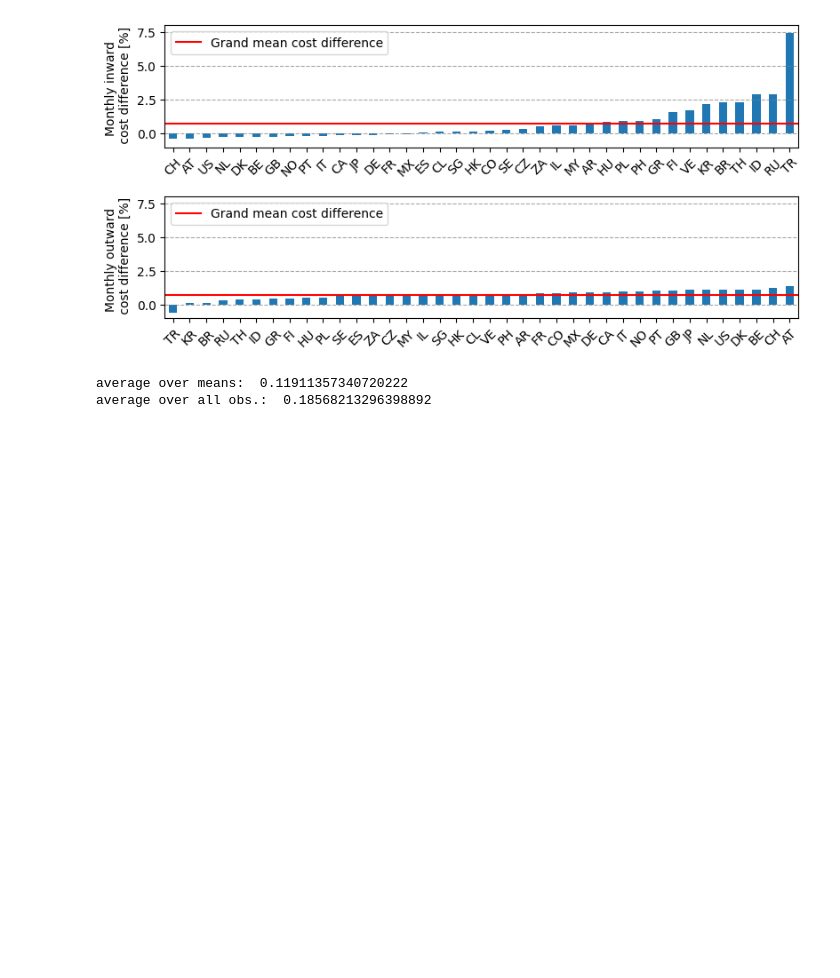
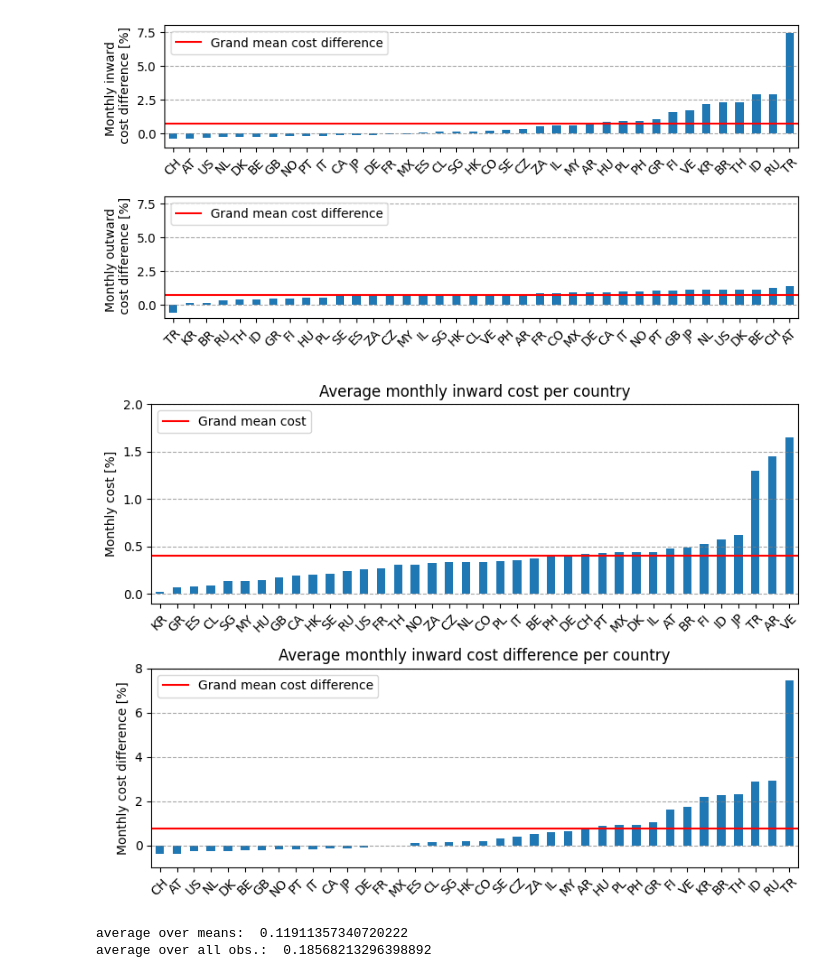
Before and after one commit to nilsvanrompaey/master-thesis-home-bias, a Jupyter notebook: src/figure3.ipynb, the cells around one changed output. Saved outputs shown, nothing was run; the diff lists cells and outputs as text; code cells hidden in the pictures; blank space fills up the shorter version.

Commit message:
Figures for defense

```diff
--- a/src/figure3.ipynb
+++ b/src/figure3.ipynb
@@ -550,6 +550,47 @@ copy_files()
 # %% [output]
 [figure]
 [figure]
+# %%
+def plot_poster(costs, cost_diffs, save_dir, ylim):
+    mean_inward_cost = costs.mean(axis=1).sort_values()
+    mean_inward_cost_diff = cost_diffs.mean(axis=1).sort_values()
+    fig, axs = plt.subplots(2, 1, figsize=(8,6), gridspec_kw={'height_ratios': [1,1]})
+
+    mean_inward_cost.plot(kind="bar", ax=axs[0])
+    axs[0].tick_params(axis='x', labelrotation=45, labelsize=10)
+    for label in axs[0].get_xticklabels():
+        label.set_ha('center')
+    axs[0].grid(axis='y', linestyle='--', color='gray', alpha=0.7)
+    axs[0].axhline(mean_inward_cost.mean(), color="red")
+    axs[0].legend(labels=[f"Grand mean cost"], loc=2)
+    axs[0].set_title("Average monthly inward cost per country")
+    axs[0].set_ylabel(f"Monthly cost [%]")
+    axs[0].set_yticks([0, 0.5, 1, 1.5, 2.0])
+    axs[0].set_ylim(ylim[0])
+
+    mean_inward_cost_diff.plot(kind="bar", ax=axs[1])
+    axs[1].tick_params(axis='x', labelrotation=45, labelsize=10)
+    for label in axs[1].get_xticklabels():
+        label.set_ha('center')
+    axs[1].grid(axis='y', linestyle='--', color='gray', alpha=0.7)
+    axs[1].axhline(mean_inward_cost_diff.mean(), color="red")
+    axs[1].legend(labels=[f"Grand mean cost difference"], loc=2)
+    axs[1].set_title("Average monthly inward cost difference per country")
+    axs[1].set_ylabel(f"Monthly cost difference [%]")
+    axs[1].set_ylim(ylim[1])
+
+    fig.tight_layout()
+    fig.savefig(save_dir, transparent=True)
+    plt.show()
+
+plot_poster(
+    costs=mean_costs,
+    cost_diffs=mean_cost_diffs,
+    save_dir=dir+"/mean_costs.png",
+    ylim=[[-.1,2],[-1,8]],
+)
+# %% [output]
+[figure, added]
 # %%
 print("average over means: ", (mean_costs<0).sum().sum()/38**2)
 print("average over all obs.: ", (costs<0).sum().sum()/38**2/48)
```
Also changed, not shown: parts of 3 cells of this notebook, 3 other files.
